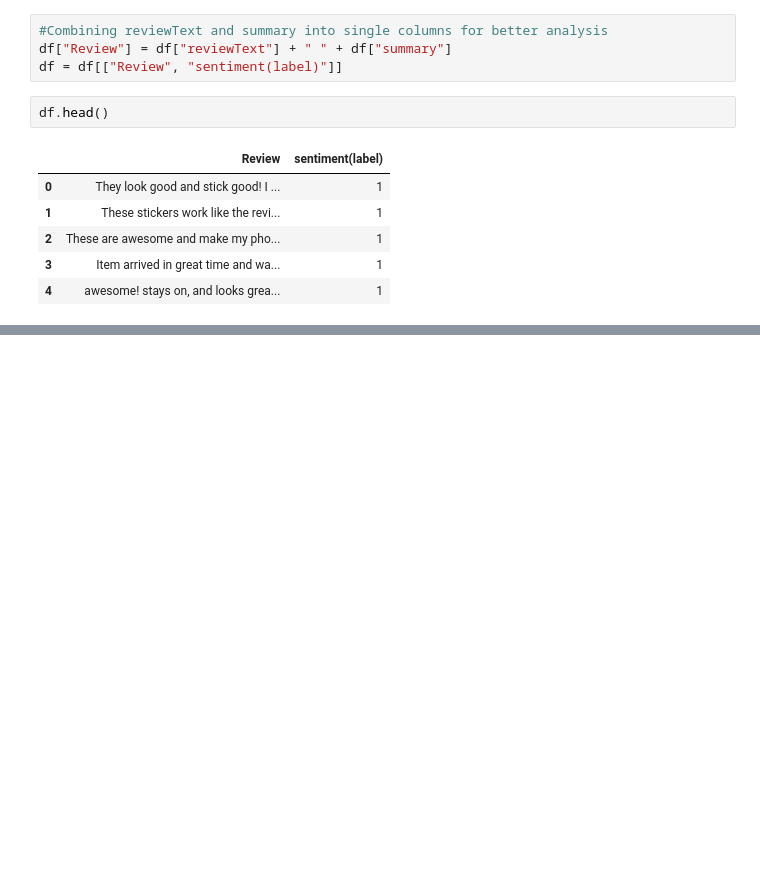
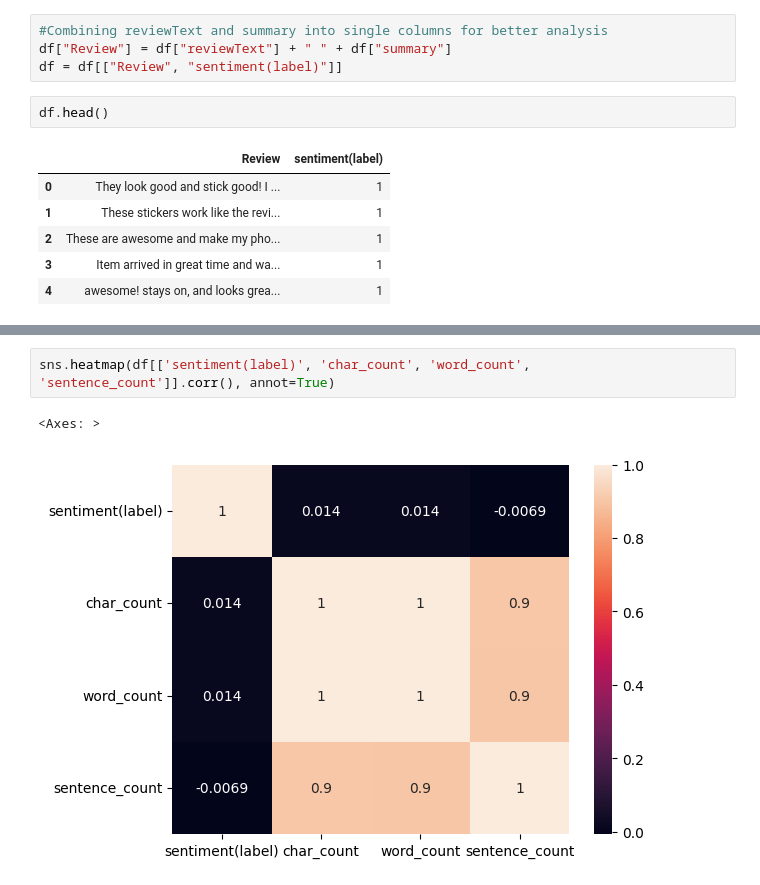
Before and after one commit to Omkar-Arch/AMAZON-REVIEW-SENTIMENT-ANALYSIS, a Jupyter notebook: notebook2.ipynb, the cells around one changed output, grey strips where cells are left out. Saved outputs shown, nothing was run; the diff lists cells and outputs as text; blank space fills up the shorter version.

```diff
--- a/notebook2.ipynb
+++ b/notebook2.ipynb
@@ -123,0 +238,5 @@ df.head()
+# %%
+sns.heatmap(df[['sentiment(label)', 'char_count', 'word_count', 'sentence_count']].corr(), annot=True)
+# %% [output]
+<Axes: >
+[figure, added]
```
Also changed, not shown: parts of 22 cells of this notebook, 1 other file.
